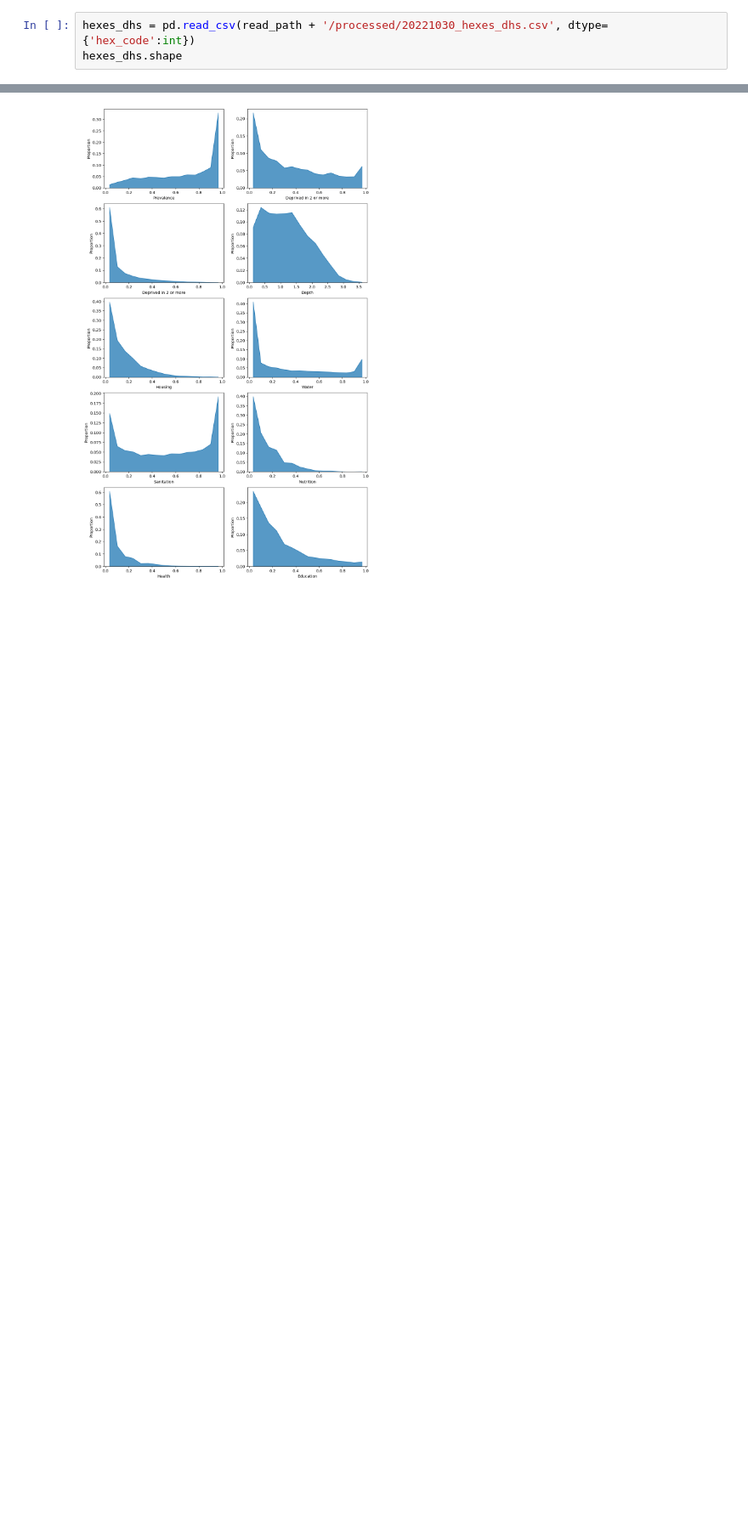
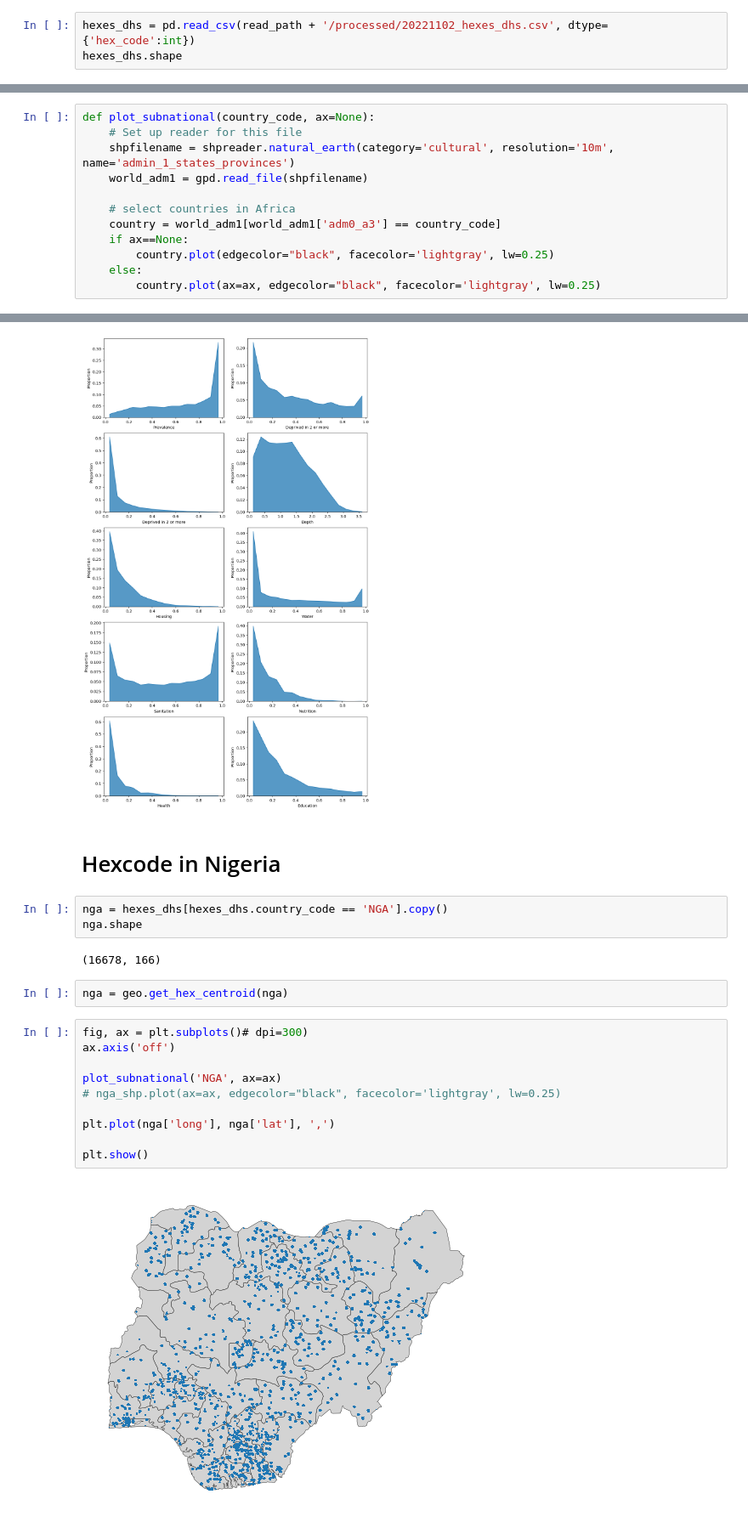
Before and after one commit to marinavicini/stc_continuing, a Jupyter notebook: notebooks/MV_figures_thesis.ipynb, the cells around one changed output, grey strips where cells are left out. Shown: that part at 85% size. Saved outputs shown, nothing was run; the diff lists cells and outputs as text; blank space fills up the shorter version.

```diff
--- a/notebooks/MV_figures_thesis.ipynb
+++ b/notebooks/MV_figures_thesis.ipynb
@@ -21,6 +21,6 @@ read_path = '/mnt/c/Users/vicin/Desktop/DSSG/Project/stc_continuing/data'
 # %%
 raw = pd.read_csv(read_path + '/raw/childpoverty_microdata_gps_21jun22.csv')
 # %%
-hexes_dhs = pd.read_csv(read_path + '/processed/20221030_hexes_dhs.csv', dtype={'hex_code':int})
+hexes_dhs = pd.read_csv(read_path + '/processed/20221102_hexes_dhs.csv', dtype={'hex_code':int})
 hexes_dhs.shape
 # %% [output]
@@ -30,3 +47,15 @@ pd.set_option("display.max_columns", 200)
+# %%
+def plot_subnational(country_code, ax=None):
+    # Set up reader for this file
+    shpfilename = shpreader.natural_earth(category='cultural', resolution='10m', name='admin_1_states_provinces')
+    world_adm1 = gpd.read_file(shpfilename)
+
+    # select countries in Africa
+    country = world_adm1[world_adm1['adm0_a3'] == country_code]
+    if ax==None:
+        country.plot(edgecolor="black", facecolor='lightgray', lw=0.25)
+    else:
+        country.plot(ax=ax, edgecolor="black", facecolor='lightgray', lw=0.25)
 # %% [markdown]
 # Add hexcode to raw
 # %%
@@ -419,3 +448,24 @@ sns.histplot(hexes_dhs['dep_education_sev'], stat=stat, bins = bins, element= el
 # %% [output]
 [Text(0.5, 0, 'Education')]
 [figure]
+# %% [markdown]
+# Hexcode in Nigeria
+# %%
+nga = hexes_dhs[hexes_dhs.country_code == 'NGA'].copy()
+nga.shape
+# %% [output]
+(16678, 166)
+# %%
+nga = geo.get_hex_centroid(nga)
+# %%
+fig, ax = plt.subplots()# dpi=300)
+ax.axis('off')
+
+plot_subnational('NGA', ax=ax)
+# nga_shp.plot(ax=ax, edgecolor="black", facecolor='lightgray', lw=0.25)
+
+plt.plot(nga['long'], nga['lat'], ',')
+
+plt.show()
+# %% [output]
+[figure, added]
```
Also changed, not shown: parts of 2 cells of this notebook, 1 other file.
